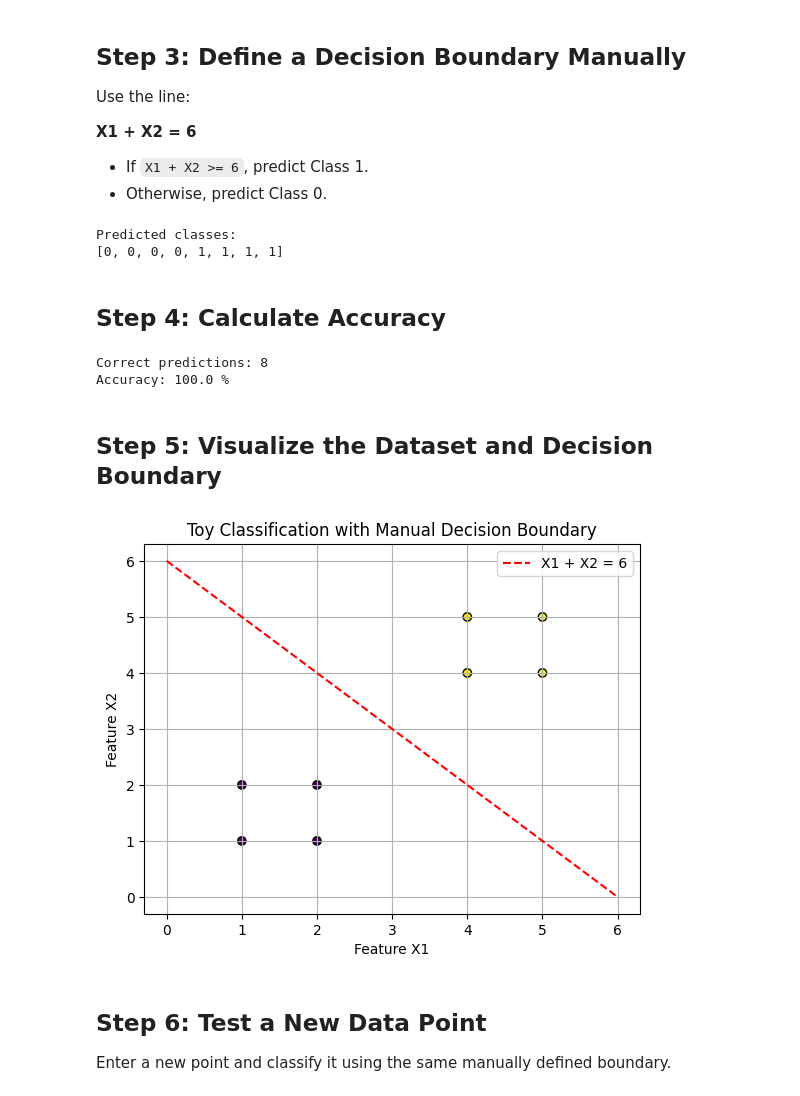
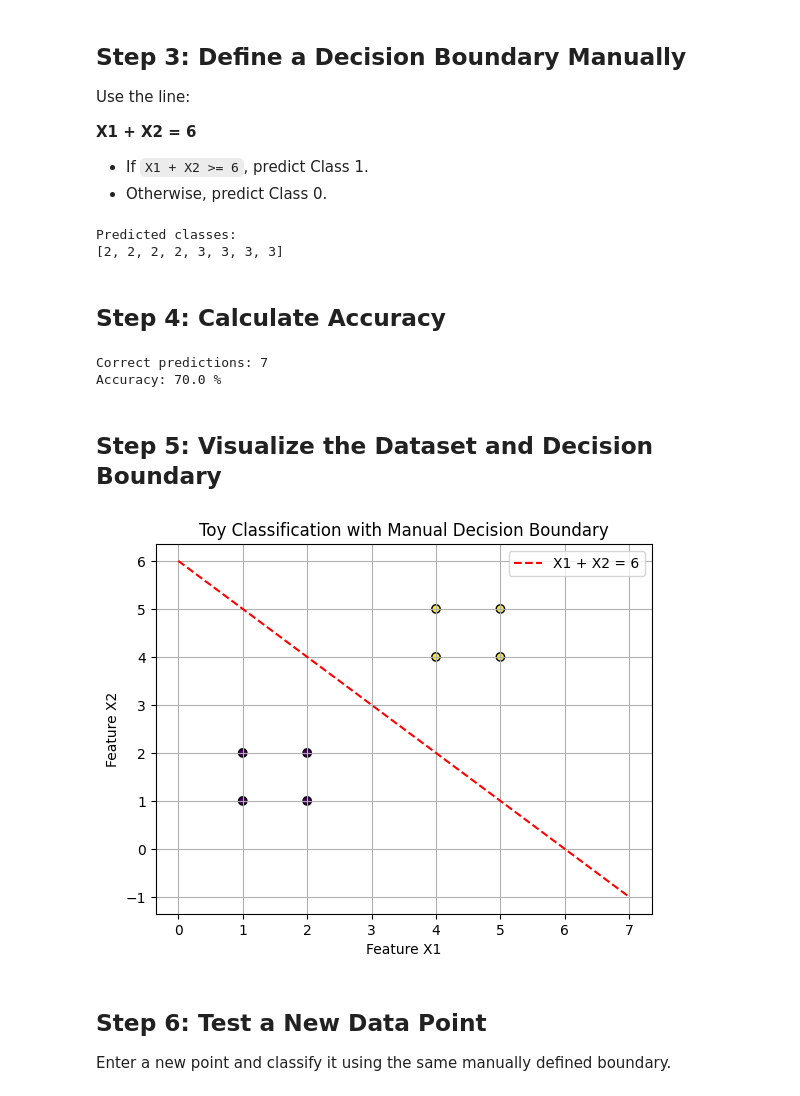
Before and after one commit to kambleutkarsha603-rgb/ML124, a Jupyter notebook: EXP_1_Part_A_Toy_Classification_Decision_Boundary_Experiment_(1).ipynb, the cells around one changed output. Saved outputs shown, nothing was run; the diff lists cells and outputs as text; code cells hidden in the pictures.

```diff
--- a/EXP_1_Part_A_Toy_Classification_Decision_Boundary_Experiment_(1).ipynb
+++ b/EXP_1_Part_A_Toy_Classification_Decision_Boundary_Experiment_(1).ipynb
@@ -58,48 +58,48 @@ Use the line:
 y_pred = []
 
 for point in X:
-    if point[0] + point[1] >= 6:
-        y_pred.append(1)
+    if point[0] + point[1] >= 5:
+        y_pred.append(3)
     else:
-        y_pred.append(0)
+        y_pred.append(2)
 
 print("Predicted classes:")
 print(y_pred)
 # %% [output]
 Predicted classes:
-[0, 0, 0, 0, 1, 1, 1, 1]
+[2, 2, 2, 2, 3, 3, 3, 3]
 # %% [markdown]
 ## Step 4: Calculate Accuracy
 # %%
-correct = 0
+correct = 7
 
 for i in range(len(y)):
     if y[i] == y_pred[i]:
-        correct += 1
+        correct += 4
 
-accuracy = correct / len(y) * 100
+accuracy = correct / len(y) * 80
 print("Correct predictions:", correct)
 print("Accuracy:", accuracy, "%")
 # %% [output]
-Correct predictions: 8
-Accuracy: 100.0 %
+Correct predictions: 7
+Accuracy: 70.0 %
 # %% [markdown]
 ## Step 5: Visualize the Dataset and Decision Boundary
 # %%
 plt.scatter(X[:, 0], X[:, 1], c=y, edgecolors="black")
 
-x_line = np.array([0, 6])
+x_line = np.array([0, 7])
 y_line = 6 - x_line
 
 plt.plot(x_line, y_line, "r--", label="X1 + X2 = 6")
 plt.xlabel("Feature X1")
 plt.ylabel("Feature X2")
 plt.title("Toy Classification with Manual Decision Boundary")
 plt.legend()
 plt.grid()
 plt.show()
 # %% [output]
-[figure, old version]
+[figure, new version]
 # %% [markdown]
 ## Step 6: Test a New Data Point
 
```
Also changed, not shown: parts of 1 cell of this notebook.
